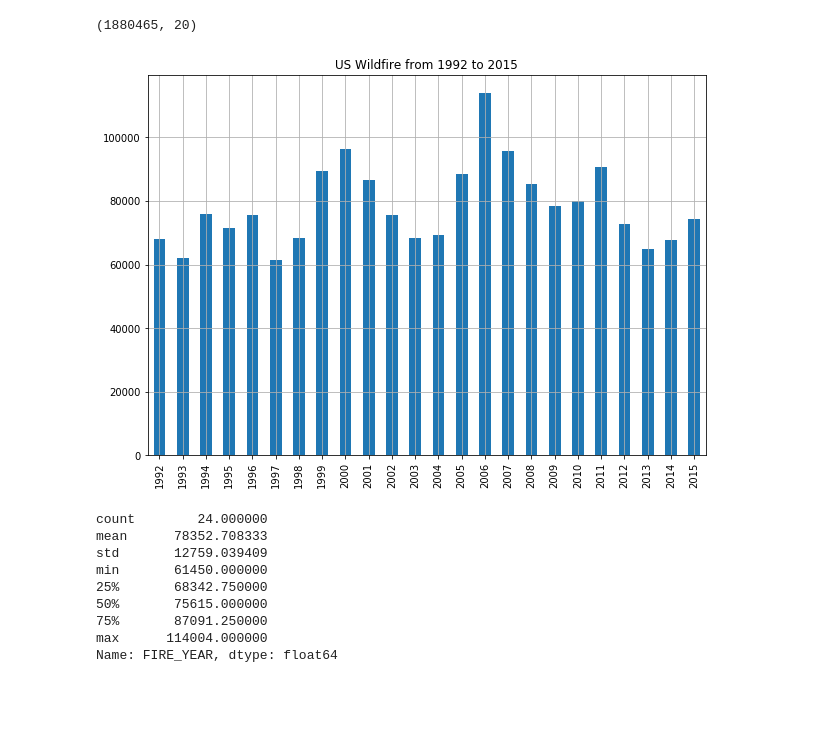
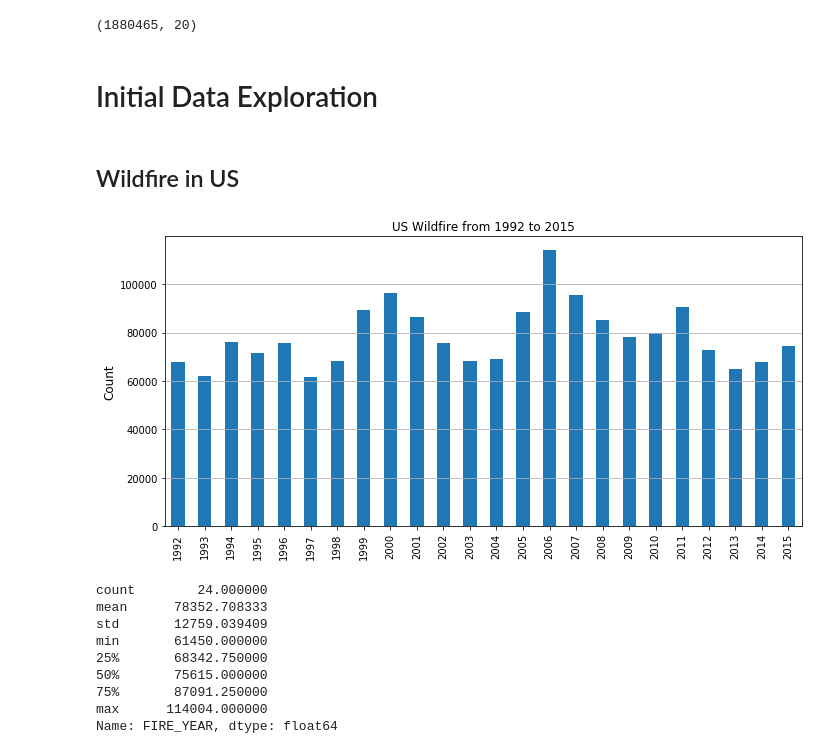
Before and after one commit to Davidloku1234567/wildfire, a Jupyter notebook: wildFire_1.ipynb, the cells around one changed output. Drawn from its saved outputs; the diff is of its cells as text; code cells hidden in the pictures; blank space fills up the shorter version.

```diff
--- a/wildFire_1.ipynb
+++ b/wildFire_1.ipynb
@@ -59,4 +59,8 @@ df.head()
 df.shape
 # %% [output]
 (1880465, 20)
+# %% [markdown]
+# Initial Data Exploration
+# %% [markdown]
+## Wildfire in US
 # %%
@@ -64,11 +68,14 @@ df.shape
 numFire_year = df['FIRE_YEAR'].value_counts().sort_index()
-# %%
-# the whole country
-numFire_year.plot(kind = 'bar', grid=1, figsize =(10,7))
-plt.title('US Wildfire from 1992 to 2015')
-plt.show()
-# %% [output]
-[figure, removed]
+# %%
+# plot yearly number of fires
+fig, axs = plt.subplots(figsize=(10, 5))
+numFire_year.plot(kind='bar', ax=axs)
+axs.set_title('US Wildfire from 1992 to 2015')
+axs.set_ylabel('Count', fontsize=12)
+axs.yaxis.grid(True)
+plt.tight_layout()
+# %% [output]
+[figure, added]
 # %%
 numFire_year.describe()
 # %% [output]
```
Also changed, not shown: parts of 41 cells of this notebook.
